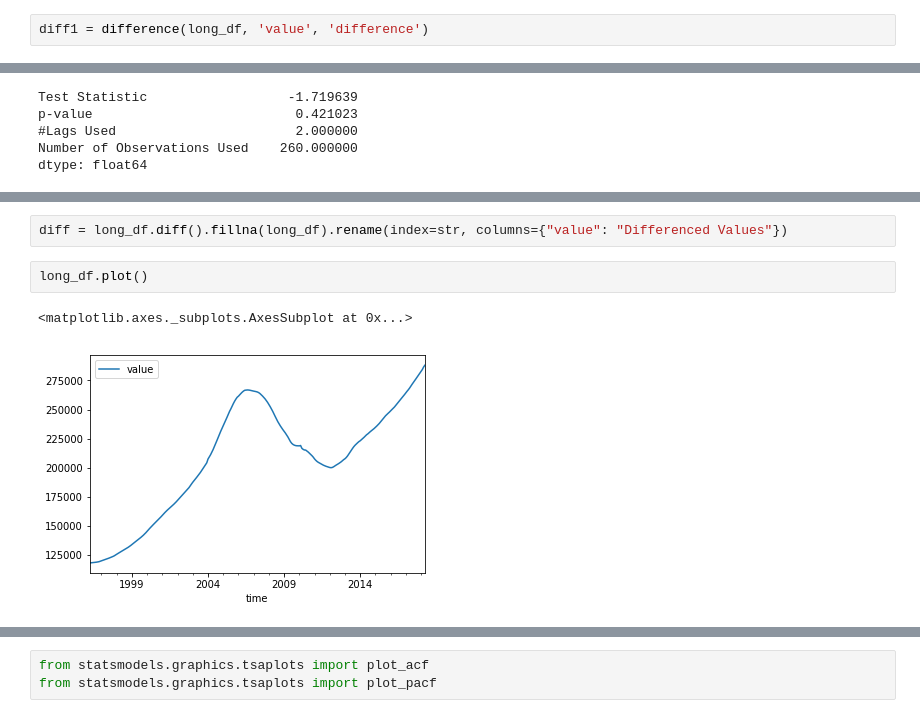
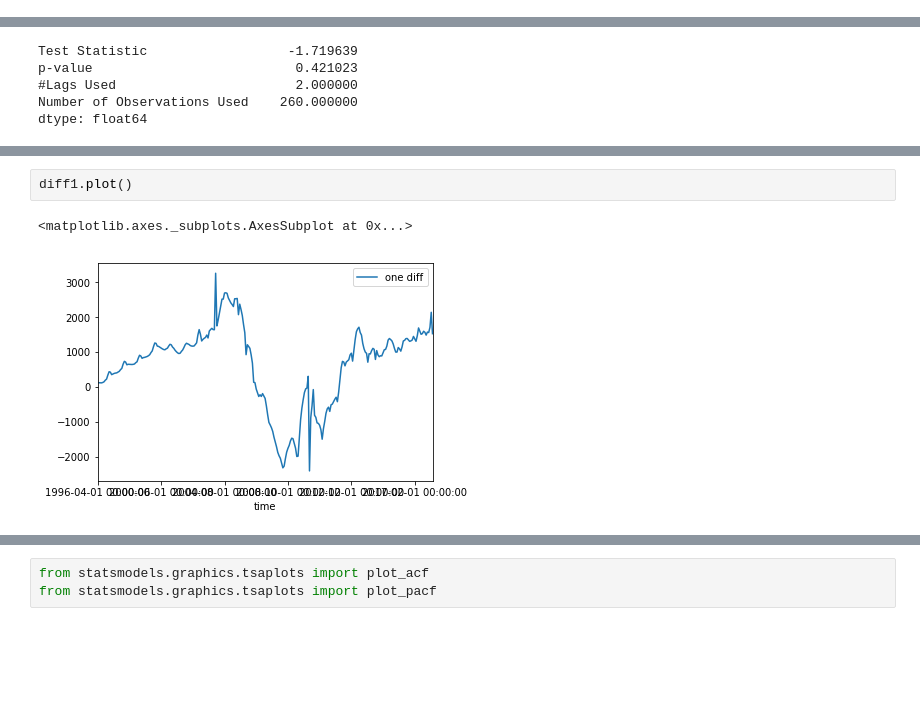
Before and after one commit to ndelrossi7/nyc-mhtn-ds-060319-lectures, a Jupyter notebook: Mod_4/Mod_4_Project/mod_4_starter_notebook-Copy1.ipynb, the cells around one changed output, grey strips where cells are left out. Cells and saved outputs as stored; diff of their text form; blank space fills up the shorter version.

```diff
--- a/Mod_4/Mod_4_Project/mod_4_starter_notebook-Copy1.ipynb
+++ b/Mod_4/Mod_4_Project/mod_4_starter_notebook-Copy1.ipynb
@@ -168,3 +186 @@ def difference(df, old_param, new_name):
     return diff
-# %%
-diff1 = difference(long_df, 'value', 'difference')
@@ -199,7 +195,5 @@ dtype: float64
-# %%
-diff = long_df.diff().fillna(long_df).rename(index=str, columns={"value": "Differenced Values"})
 # %%
-long_df.plot()
+diff1.plot()
 # %% [output]
 <matplotlib.axes._subplots.AxesSubplot at 0x...>
-[figure, old version]
+[figure, new version]
```
Also changed, not shown: parts of 52 cells of this notebook, 3 other files.
